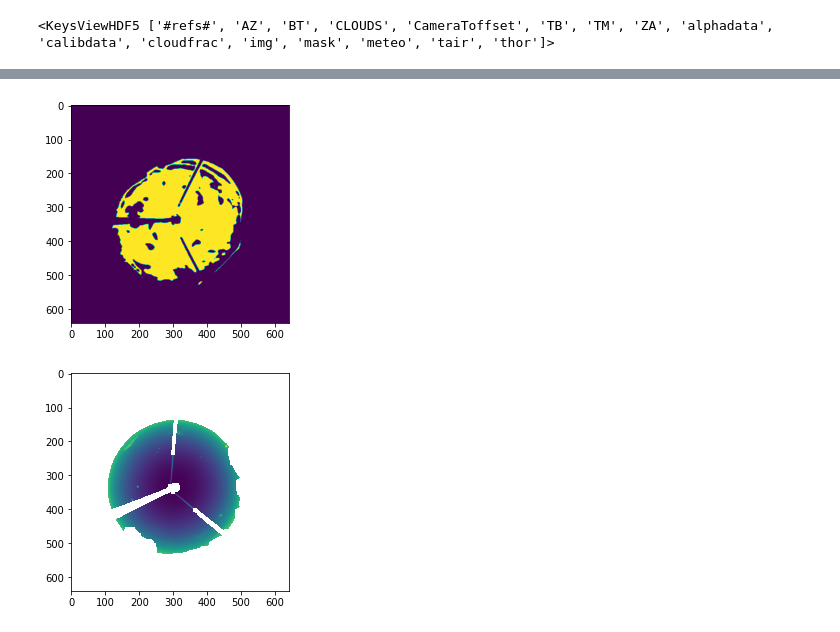
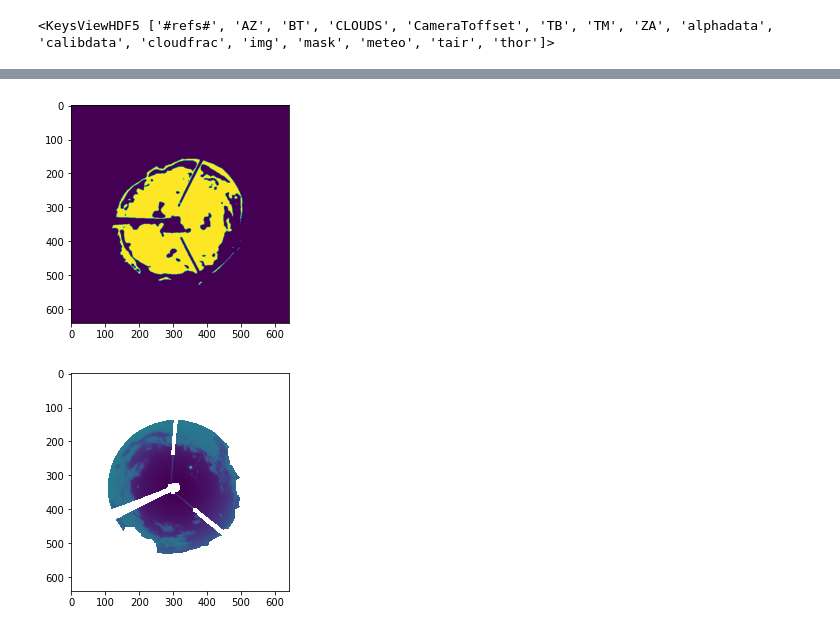
Before and after one commit to elrichgro/cloudseg, a Jupyter notebook: cloudseg/notebooks/test_script_output.ipynb, the cells around one changed output, grey strips where cells are left out. Drawn from its saved outputs; the diff is of its cells as text; code cells hidden in the pictures.

```diff
--- a/cloudseg/notebooks/test_script_output.ipynb
+++ b/cloudseg/notebooks/test_script_output.ipynb
@@ -26,7 +27,6 @@ with h5py.File(file_name, 'r') as f:
 # %%
-file_name = '../../data/raw/davos/irccam/irccam_20180112_rad.mat'
+file_name = '../../data/raw/davos/irccam/irccam_20180525_rad.mat'
 with h5py.File(file_name, 'r') as f:
-    img = f['BT'][0]
-    print(np.isnan(img).min(0).argmin(), np.isnan(img).min(1).argmin())
+    img = f['BT'][50]
     plt.imshow(img)
 # %% [output]
@@ -34,0 +34,5 @@ with h5py.File(file_name, 'r') as f:
+# %%
+file_name = '../../data/raw/davos/irccam/irccam_20180112_rad.mat'
+with h5py.File(file_name, 'r') as f:
+    img = f['CLOUDS'][60]
+    plt.imshow(img)
@@ -35,14 +41,15 @@ with h5py.File(file_name, 'r') as f:
 # %%
 file_name = '../../irccam_20180112_rad_pred.mat'
 with h5py.File(file_name, 'r') as f:
-    img = f['preds'][0]
+    img = f['preds'][60]
     plt.imshow(img)
 # %% [output]
-[figure, old version]
+[figure, new version]
 # %%
 file_name = '../../data/raw/geneva/irccam/irccam_20200621_rad.mat'
+idx = 800
 with h5py.File(file_name, 'r') as f:
-    img = f['BT'][0]
+    img = f['BT'][idx]
     plt.imshow(img)
 # %% [output]
-[figure, old version]
+[figure, new version]
```
Also changed, not shown: parts of 24 cells of this notebook, 2 other files.
